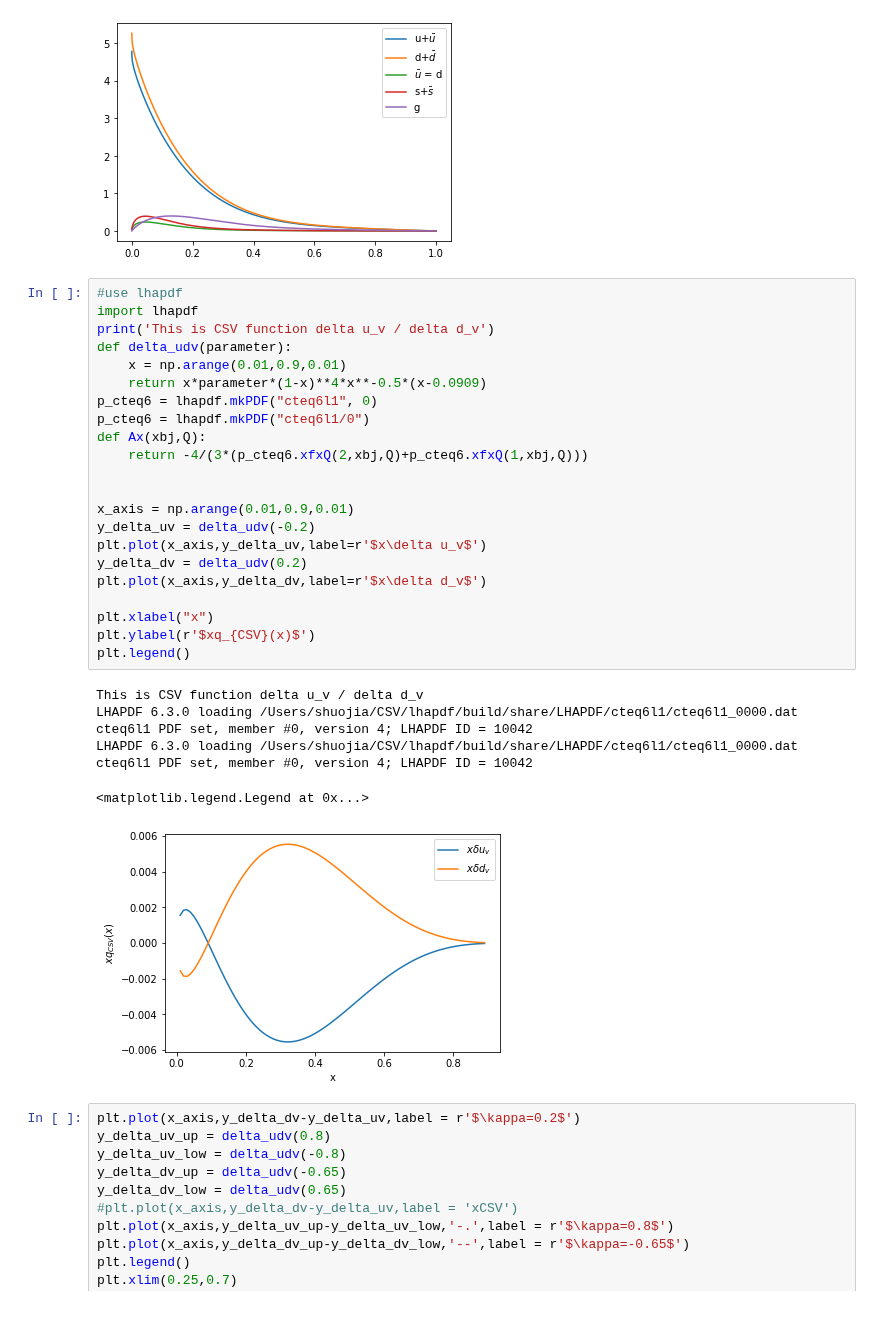
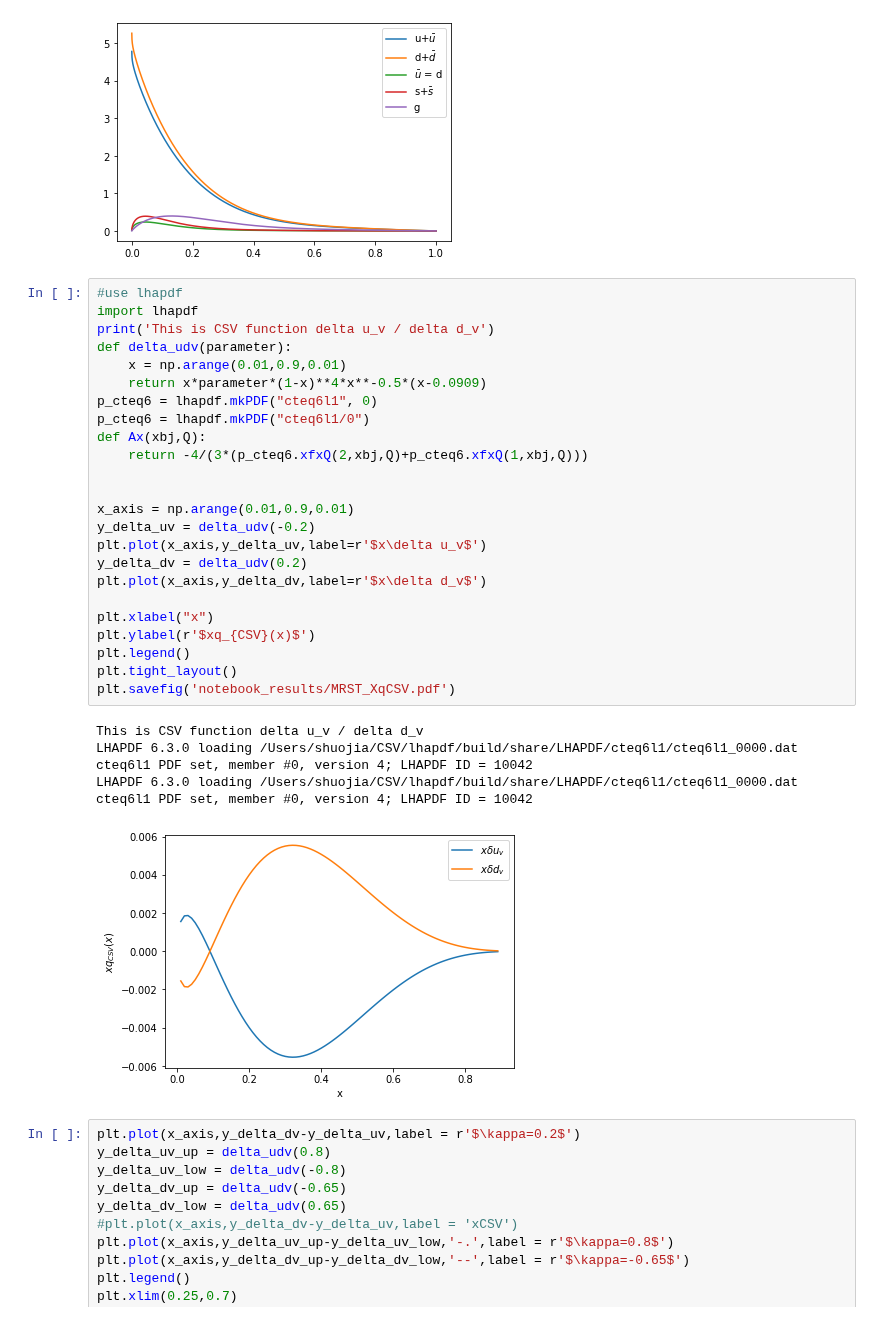
Before and after one commit to Mengzhendada/csv_notebook, a Jupyter notebook: Parametrization.ipynb, the cells around one changed output. Saved outputs shown, nothing was run; the diff lists cells and outputs as text.

```diff
--- a/Parametrization.ipynb
+++ b/Parametrization.ipynb
@@ -199,33 +199,34 @@ plt.legend()
 # %%
 #use lhapdf
 import lhapdf
 print('This is CSV function delta u_v / delta d_v')
 def delta_udv(parameter):
     x = np.arange(0.01,0.9,0.01)
     return x*parameter*(1-x)**4*x**-0.5*(x-0.0909)
 p_cteq6 = lhapdf.mkPDF("cteq6l1", 0)
 p_cteq6 = lhapdf.mkPDF("cteq6l1/0")
 def Ax(xbj,Q):
     return -4/(3*(p_cteq6.xfxQ(2,xbj,Q)+p_cteq6.xfxQ(1,xbj,Q)))
 
 
 x_axis = np.arange(0.01,0.9,0.01)
 y_delta_uv = delta_udv(-0.2)
 plt.plot(x_axis,y_delta_uv,label=r'$x\delta u_v$')
 y_delta_dv = delta_udv(0.2)
 plt.plot(x_axis,y_delta_dv,label=r'$x\delta d_v$')
 
 plt.xlabel("x")
 plt.ylabel(r'$xq_{CSV}(x)$')
 plt.legend()
+plt.tight_layout()
+plt.savefig('notebook_results/MRST_XqCSV.pdf')
 # %% [output]
 This is CSV function delta u_v / delta d_v
 LHAPDF 6.3.0 loading /Users/shuojia/CSV/lhapdf/build/share/LHAPDF/cteq6l1/cteq6l1_0000.dat
 cteq6l1 PDF set, member #0, version 4; LHAPDF ID = 10042
 LHAPDF 6.3.0 loading /Users/shuojia/CSV/lhapdf/build/share/LHAPDF/cteq6l1/cteq6l1_0000.dat
 cteq6l1 PDF set, member #0, version 4; LHAPDF ID = 10042
-<matplotlib.legend.Legend at 0x...>
-[figure, old version]
+[figure, new version]
 # %%
 plt.plot(x_axis,y_delta_dv-y_delta_uv,label = r'$\kappa=0.2$')
 y_delta_uv_up = delta_udv(0.8)
```
Also changed, not shown: parts of 13 cells of this notebook, 5 other files.
